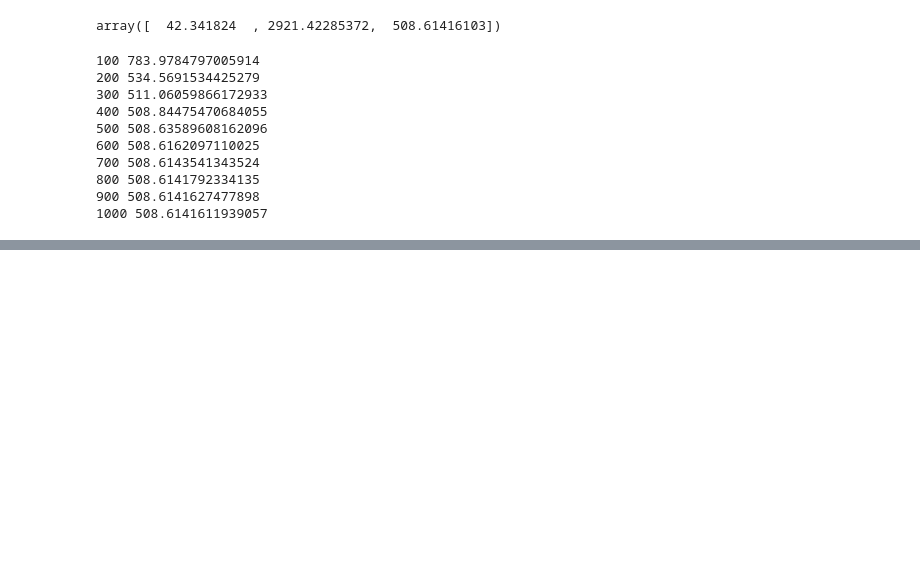
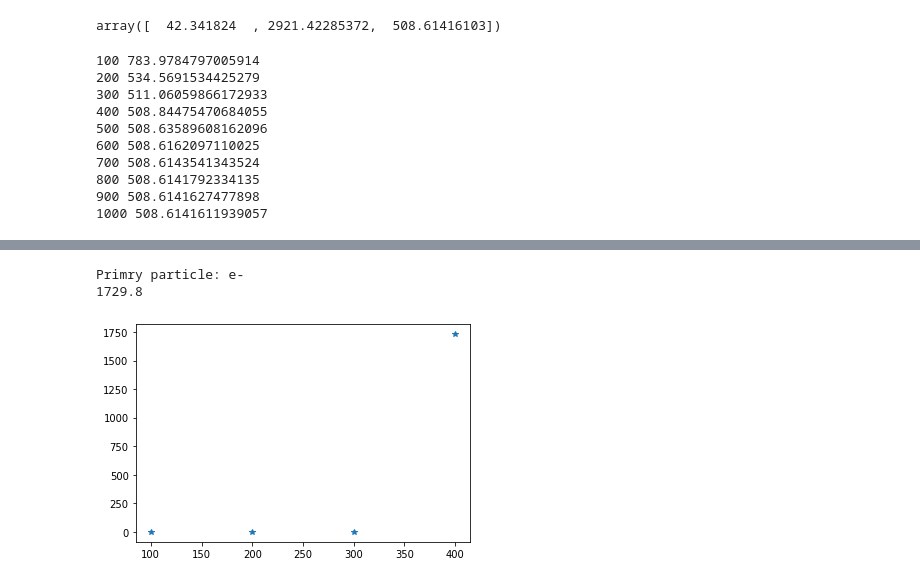
Before and after one commit to Zelenyy/phd-code, a Jupyter notebook: notebooks/05.Dwyer2003.ipynb, the cells around one changed output, grey strips where cells are left out. Saved outputs shown, nothing was run; the diff lists cells and outputs as text; code cells hidden in the pictures; blank space fills up the shorter version.

```diff
--- a/notebooks/05.Dwyer2003.ipynb
+++ b/notebooks/05.Dwyer2003.ipynb
@@ -62,0 +114,6 @@ for i,j in zip(x,y):
+# %%
+process(path, target_node="positron")
+# %% [output]
+Primry particle: e-
+1729.8
+[figure, added]
```
Also changed, not shown: parts of 10 cells of this notebook, 3 other files.
